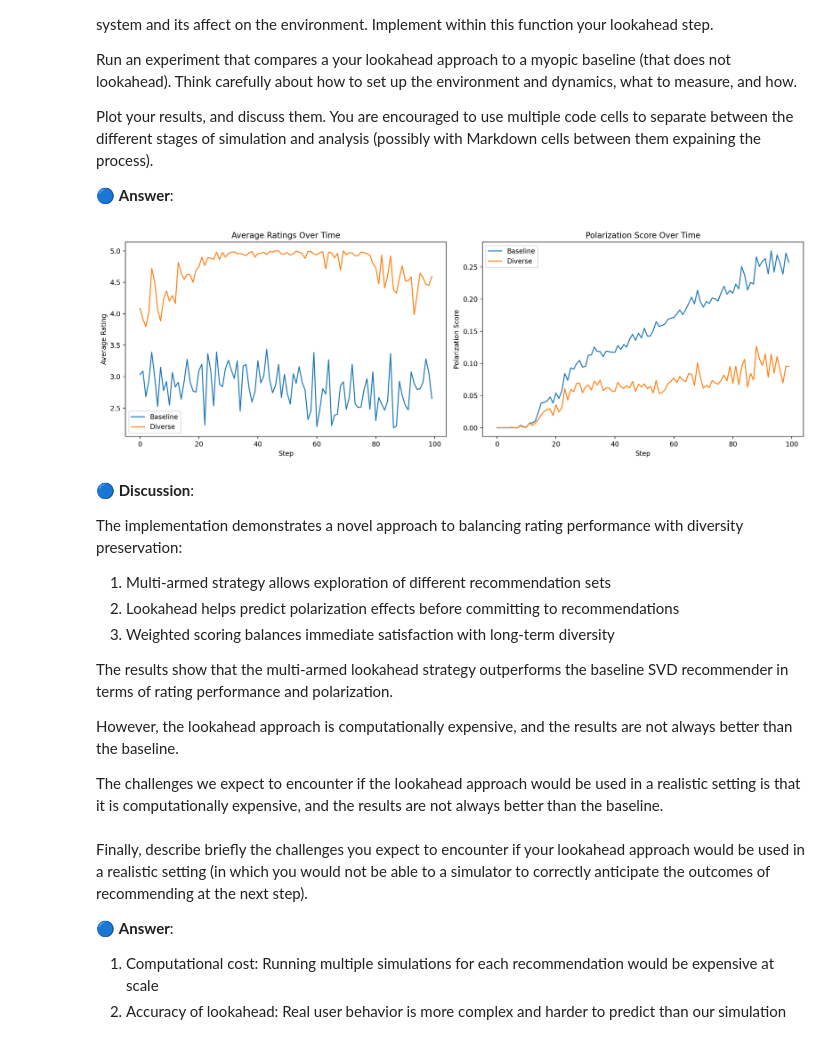
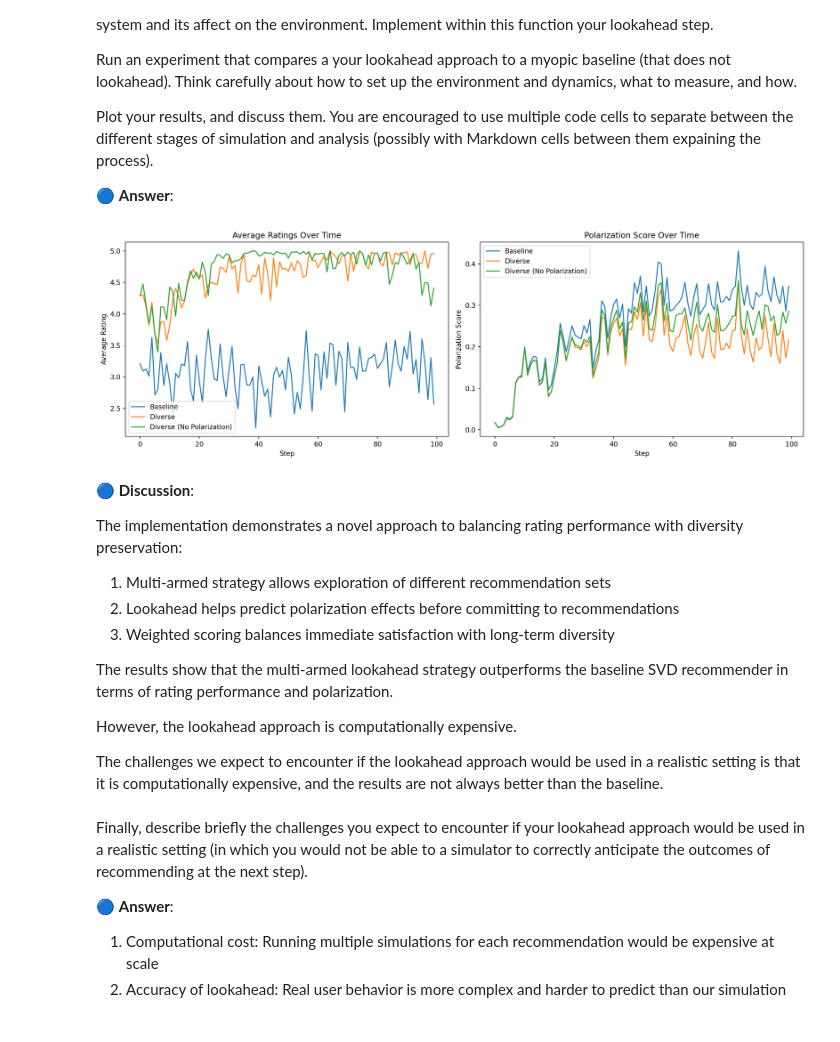
Before and after one commit to ashalem/ML_Human, a Jupyter notebook: WS4_W2024_students_3024.ipynb, the cells around one changed output. Cells and saved outputs as stored; diff of their text form; code cells hidden in the pictures.

```diff
--- a/WS4_W2024_students_3024.ipynb
+++ b/WS4_W2024_students_3024.ipynb
@@ -415,7 +415,7 @@ The higher the $a$ value, the more the user preferences items with the same topi
 
 For the `TopicsDynamic` simulations below, we will use the following parameters:
 # %%
-simulation_random_state = 88
+simulation_random_state = 101
 
 topics_dynamic_params = {
     'n_users': 100,
@@ -1264,8 +1319,8 @@ Plot your results, and discuss them. You are encouraged to use multiple code cel
 
 🔵 **Answer**:
 # %%
-class DiversityAwareSVDRecommender4:
-    def __init__(self, n_candidates=5, rating_weight=0.5, diversity_weight=0.5):
+class DiversityAwareSVDRecommender:
+    def __init__(self, n_candidates=4, rating_weight=0.1, diversity_weight=0.9):
         self.n_candidates = n_candidates
         self.rating_weight = rating_weight
         self.diversity_weight = diversity_weight
@@ -1288,7 +1343,7 @@ class DiversityAwareSVDRecommender4:
 
             #  we define polarizations as the number of items rated as 1 or 5 over the total number of items rated
             # print('predictions', predictions)
-            total_extremes = sum(1 for p in predictions if p < 1.5 or p > 4.5)
+            total_extremes = sum(1 for p in predictions if p < 2 or p > 4)
             # print('total_extremes', total_extremes)
             users_polarization_scores[user_id] = total_extremes / len(available_items)
         return users_polarization_scores
@@ -1358,26 +1413,31 @@ class DiversityAwareSVDRecommender4:
             best_recommendations.append((user_id, best_item))
         return best_recommendations
 # %%
-def run_experiment4(env_params, n_steps=100):
+def run_experiment(env_params, n_steps=100):
     # Initialize environments
     env_baseline = TopicsDynamic(**env_params)
     env_diverse = TopicsDynamic(**env_params)
+    env_diverse_no_pol = TopicsDynamic(**env_params)
 
     # Initialize recommenders
     baseline_rec = surprise.SVD(**svd_model_params)
-    diverse_rec = DiversityAwareSVDRecommender4()
+    diverse_rec = DiversityAwareSVDRecommender()
+    diverse_rec_no_pol = DiversityAwareSVDRecommender(rating_weight=1, diversity_weight=0)
 
     # Get initial ratings
     initial_ratings_baseline = env_baseline.get_initial_ratings()
     initial_ratings_diverse = env_diverse.get_initial_ratings()
+    initial_ratings_diverse_no_pol = env_diverse_no_pol.get_initial_ratings()
 
     baseline_rec.fit(trainset_from_df(initial_ratings_baseline))
     diverse_rec.fit(initial_ratings_diverse)
+    diverse_rec_no_pol.fit(initial_ratings_diverse_no_pol)
 
     # Track metrics
     metrics = {
         'baseline': {'ratings': [], 'polarization': []},
-        'diverse': {'ratings': [], 'polarization': []}
+        'diverse': {'ratings': [], 'polarization': []},
+        'diverse_no_pol': {'ratings': [], 'polarization': []}
     }
 
     # Run simulation
@@ -1398,50 +1458,60 @@ def run_experiment4(env_params, n_steps=100):
         recommendations = diverse_rec.recommend(env_diverse, online_users)
         ratings_df_diverse = env_diverse.recommend(recommendations)
 
+        # Diverse no polarization simulation step
+        online_users = env_diverse_no_pol.get_online_users()
+        recommendations = diverse_rec_no_pol.recommend(env_diverse_no_pol, online_users)
+        ratings_df_diverse_no_pol = env_diverse_no_pol.recommend(recommendations)
+
         # Update metrics
         metrics['baseline']['ratings'].append(ratings_df['rating'].mean())
         metrics['diverse']['ratings'].append(ratings_df_diverse['rating'].mean())
+        metrics['diverse_no_pol']['ratings'].append(ratings_df_diverse_no_pol['rating'].mean())
 
-        # Calculate polarization for both
+        # Calculate polarization for all
         baseline_polarization = diverse_rec.calculate_polarization_score(env_baseline, online_users)
         diverse_polarization = diverse_rec.calculate_polarization_score(env_diverse, online_users)
+        diverse_no_pol_polarization = diverse_rec.calculate_polarization_score(env_diverse_no_pol, online_users)
 
         metrics['baseline']['polarization'].append(baseline_polarization)
         metrics['diverse']['polarization'].append(diverse_polarization)
+        metrics['diverse_no_pol']['polarization'].append(diverse_no_pol_polarization)
 
     return metrics
 
 # Run experiment
 experiment_params = {
     'a': 1,
     **topics_dynamic_params
 }
-metrics = run_experiment4(experiment_params)
+metrics = run_experiment(experiment_params)
 
 plt.figure(figsize=(15, 5))
 
 # Plot ratings
 plt.subplot(1, 2, 1)
 plt.plot(metrics['baseline']['ratings'], label='Baseline')
 plt.plot(metrics['diverse']['ratings'], label='Diverse')
+plt.plot(metrics['diverse_no_pol']['ratings'], label='Diverse (No Polarization)')
 plt.title('Average Ratings Over Time')
 plt.xlabel('Step')
 plt.ylabel('Average Rating')
 plt.legend()
 
 # Plot polarization
 plt.subplot(1, 2, 2)
 plt.plot(metrics['baseline']['polarization'], label='Baseline')
 plt.plot(metrics['diverse']['polarization'], label='Diverse')
+plt.plot(metrics['diverse_no_pol']['polarization'], label='Diverse (No Polarization)')
 plt.title('Polarization Score Over Time')
 plt.xlabel('Step')
 plt.ylabel('Polarization Score')
 plt.legend()
 
 plt.tight_layout()
 plt.show()
 # %% [output]
-[figure, old version]
+[figure, new version]
 # %% [markdown]
 🔵 **Discussion**:
 
@@ -1452,7 +1522,7 @@ The implementation demonstrates a novel approach to balancing rating performance
 
 The results show that the multi-armed lookahead strategy outperforms the baseline SVD recommender in terms of rating performance and polarization.
 
-However, the lookahead approach is computationally expensive, and the results are not always better than the baseline.
+However, the lookahead approach is computationally expensive.
 
 The challenges we expect to encounter if the lookahead approach would be used in a realistic setting is that it is computationally expensive, and the results are not always better than the baseline.
 # %% [markdown]
```
Also changed, not shown: parts of 29 cells of this notebook.
